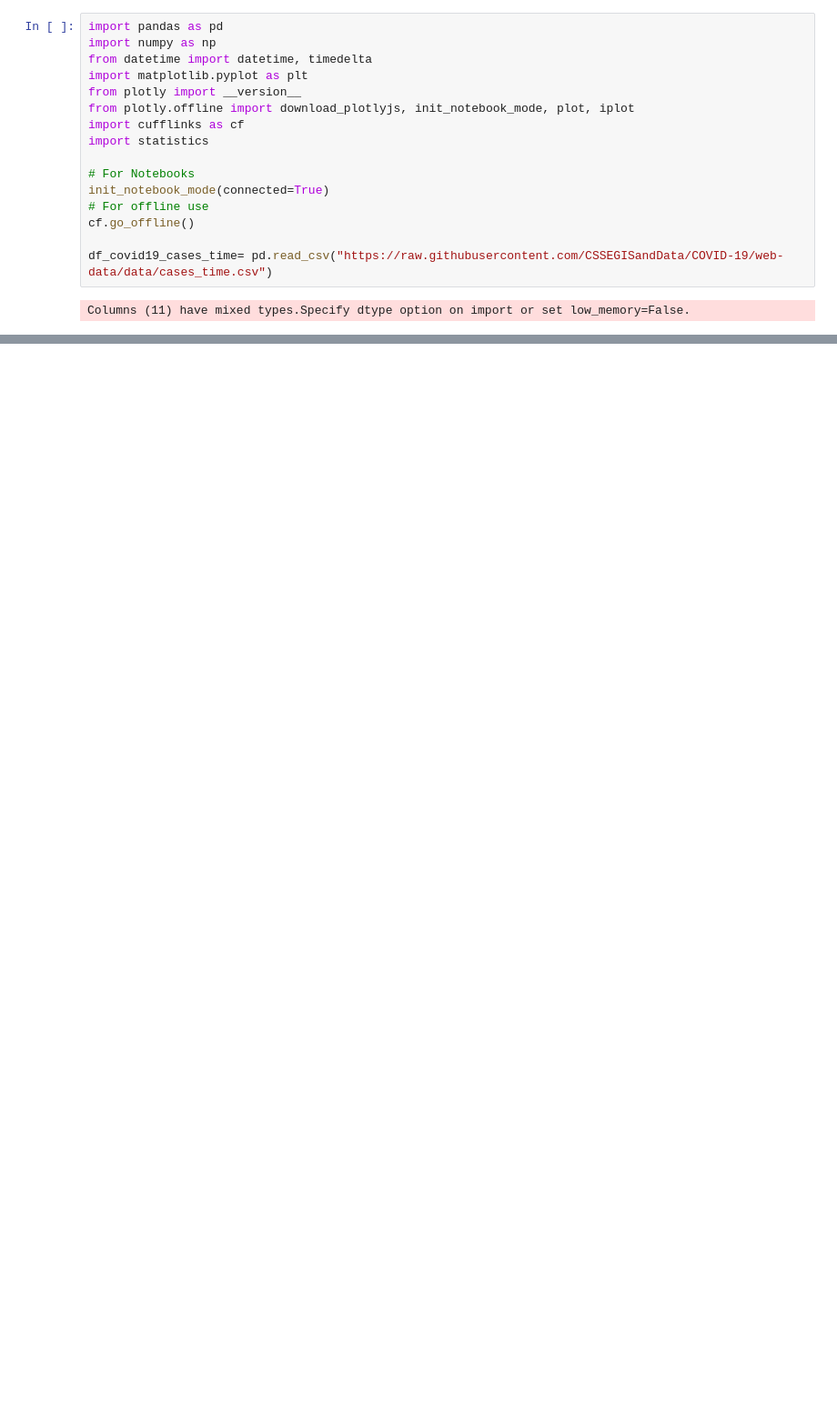
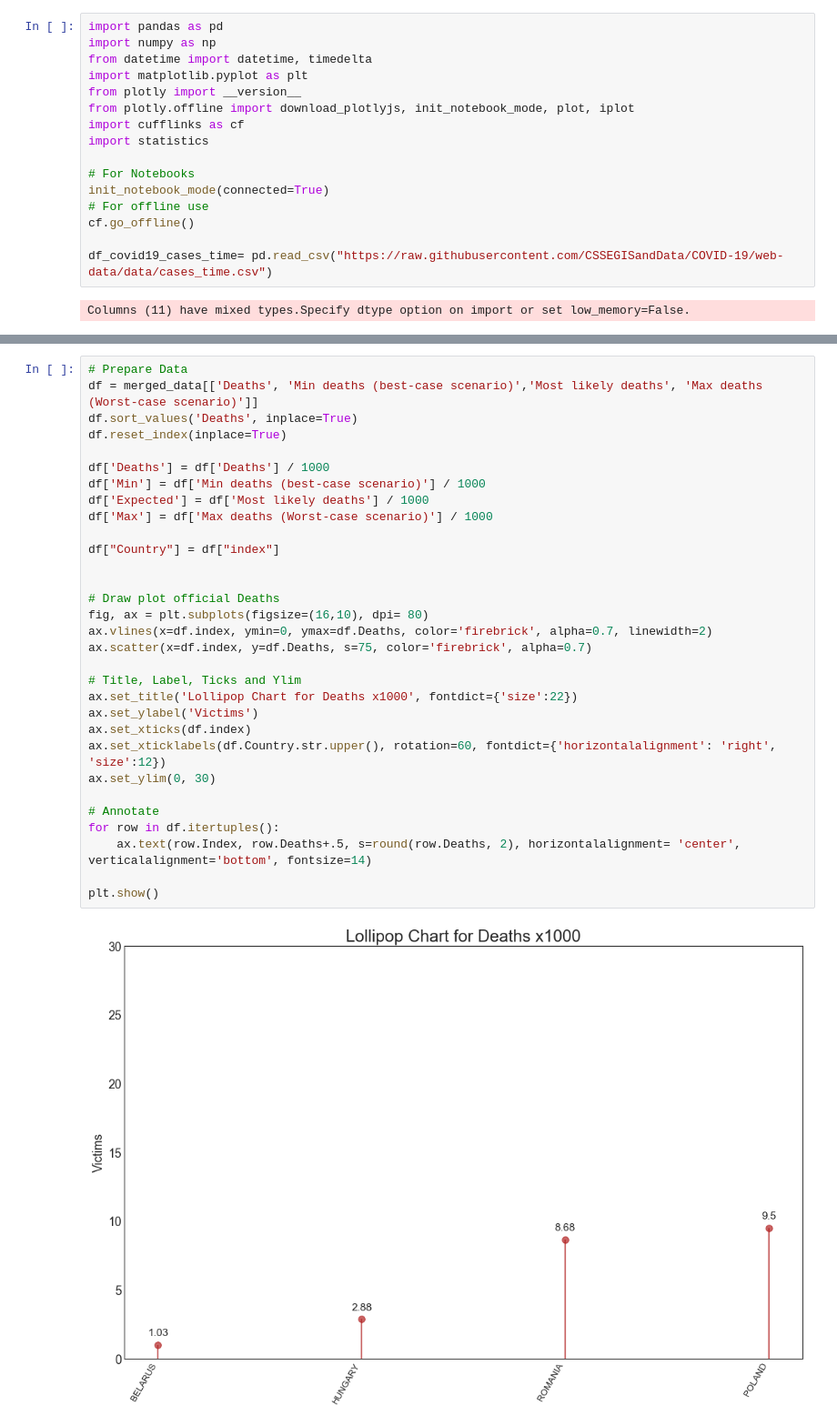
Before and after one commit to etcetera33/corona_falsification_detector, a Jupyter notebook: Main.ipynb, the cells around one changed output, grey strips where cells are left out. Shown at 91% size. Saved outputs shown, nothing was run; the diff lists cells and outputs as text; blank space fills up the shorter version.

```diff
--- a/Main.ipynb
+++ b/Main.ipynb
@@ -214,3 +192,36 @@ input_country_data
+# %%
+# Prepare Data
+df = merged_data[['Deaths', 'Min deaths (best-case scenario)','Most likely deaths', 'Max deaths (Worst-case scenario)']]
+df.sort_values('Deaths', inplace=True)
+df.reset_index(inplace=True)
+
+df['Deaths'] = df['Deaths'] / 1000
+df['Min'] = df['Min deaths (best-case scenario)'] / 1000
+df['Expected'] = df['Most likely deaths'] / 1000
+df['Max'] = df['Max deaths (Worst-case scenario)'] / 1000
+
+df["Country"] = df["index"]
+
+
+# Draw plot official Deaths
+fig, ax = plt.subplots(figsize=(16,10), dpi= 80)
+ax.vlines(x=df.index, ymin=0, ymax=df.Deaths, color='firebrick', alpha=0.7, linewidth=2)
+ax.scatter(x=df.index, y=df.Deaths, s=75, color='firebrick', alpha=0.7)
+
+# Title, Label, Ticks and Ylim
+ax.set_title('Lollipop Chart for Deaths x1000', fontdict={'size':22})
+ax.set_ylabel('Victims')
+ax.set_xticks(df.index)
+ax.set_xticklabels(df.Country.str.upper(), rotation=60, fontdict={'horizontalalignment': 'right', 'size':12})
+ax.set_ylim(0, 30)
+
+# Annotate
+for row in df.itertuples():
+    ax.text(row.Index, row.Deaths+.5, s=round(row.Deaths, 2), horizontalalignment= 'center', verticalalignment='bottom', fontsize=14)
+
+plt.show()
+# %% [output]
+[figure, added]
 # %%
 # add parts of the country confirmed / died
 # and than the average should be taken
```
Also changed, not shown: parts of 8 cells of this notebook.
